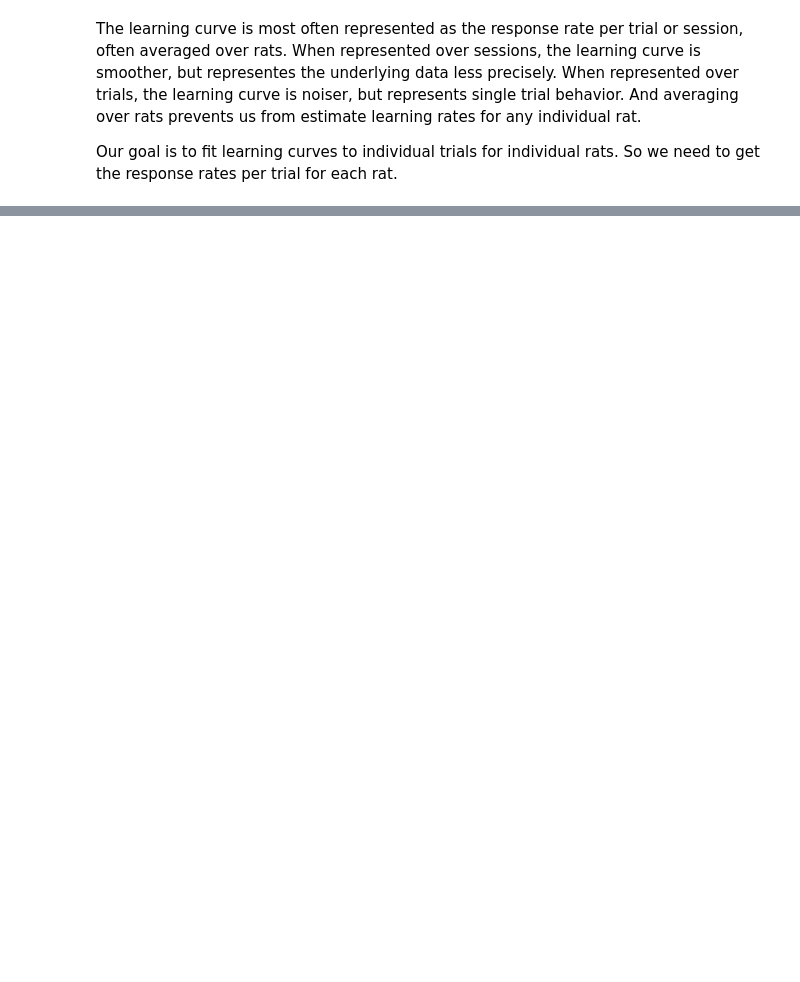
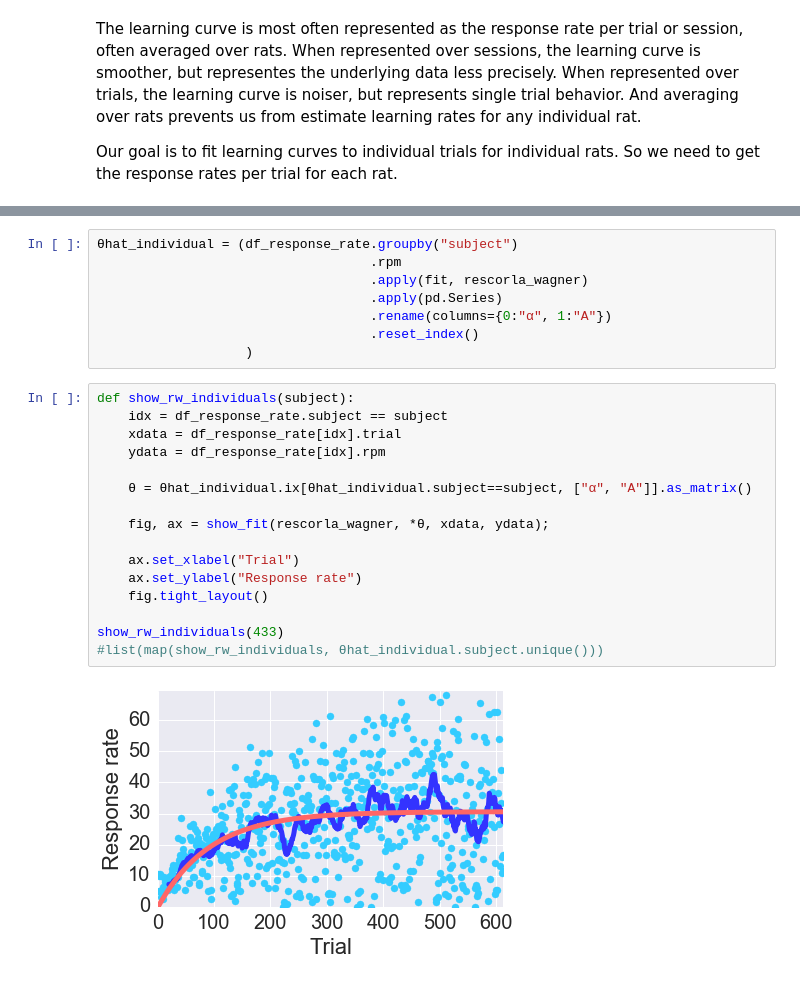
Before and after one commit to dfreestone/modular_theory, a Jupyter notebook: fitting/explicit_solutions.ipynb, the cells around one changed output, grey strips where cells are left out. Cells and saved outputs as stored; diff of their text form; blank space fills up the shorter version.

```diff
--- a/fitting/explicit_solutions.ipynb
+++ b/fitting/explicit_solutions.ipynb
@@ -46,0 +228,26 @@ Our goal is to fit learning curves to individual trials for individual rats. So
+# %%
+θhat_individual = (df_response_rate.groupby("subject")
+                                   .rpm
+                                   .apply(fit, rescorla_wagner)
+                                   .apply(pd.Series)
+                                   .rename(columns={0:"α", 1:"A"})
+                                   .reset_index()
+                   )
+# %%
+def show_rw_individuals(subject):
+    idx = df_response_rate.subject == subject
+    xdata = df_response_rate[idx].trial
+    ydata = df_response_rate[idx].rpm
+
+    θ = θhat_individual.ix[θhat_individual.subject==subject, ["α", "A"]].as_matrix()
+
+    fig, ax = show_fit(rescorla_wagner, *θ, xdata, ydata);
+
+    ax.set_xlabel("Trial")
+    ax.set_ylabel("Response rate")
+    fig.tight_layout()
+
+show_rw_individuals(433)
+#list(map(show_rw_individuals, θhat_individual.subject.unique()))
+# %% [output]
+[figure, added]
```
Also changed, not shown: parts of 53 cells of this notebook.
